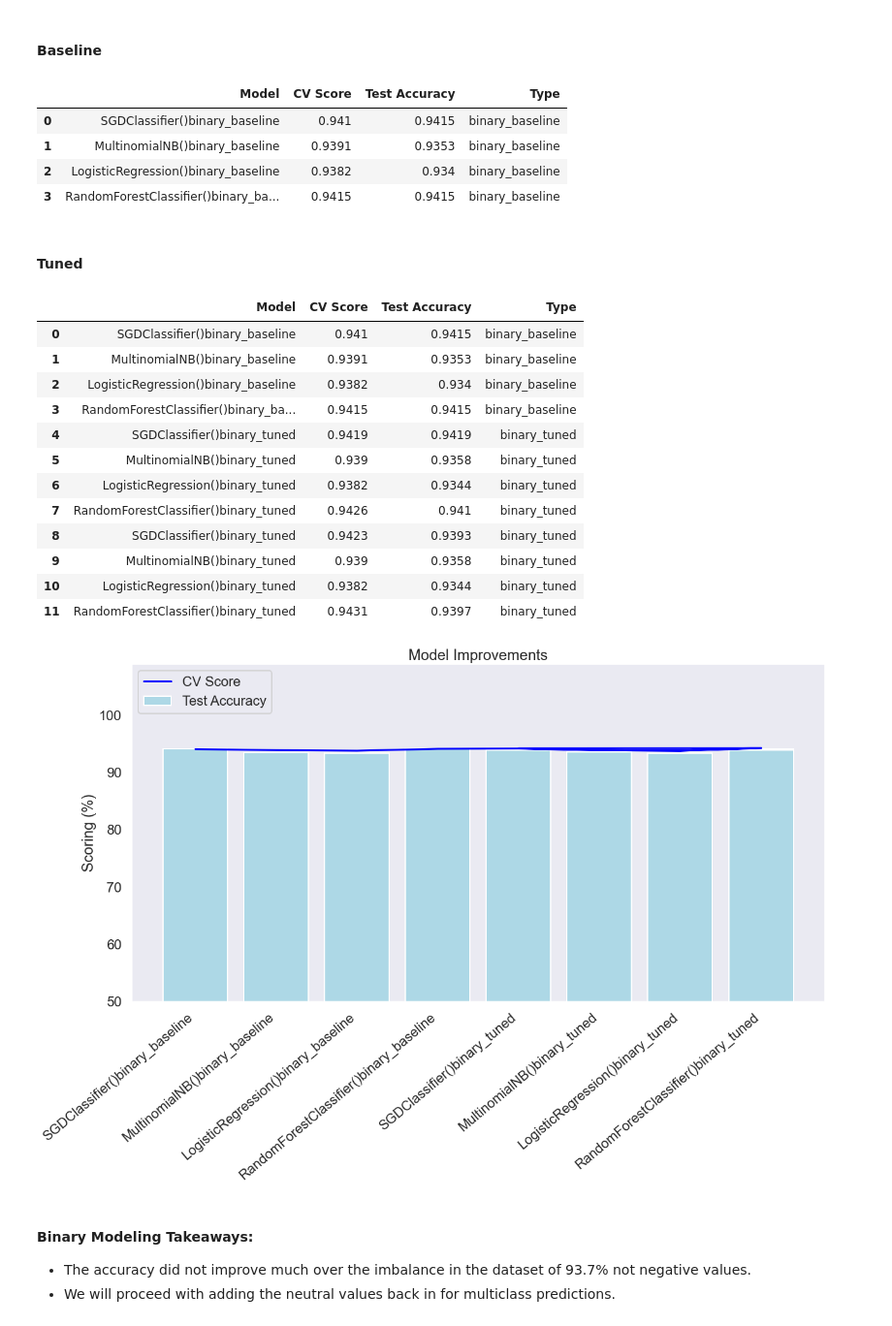
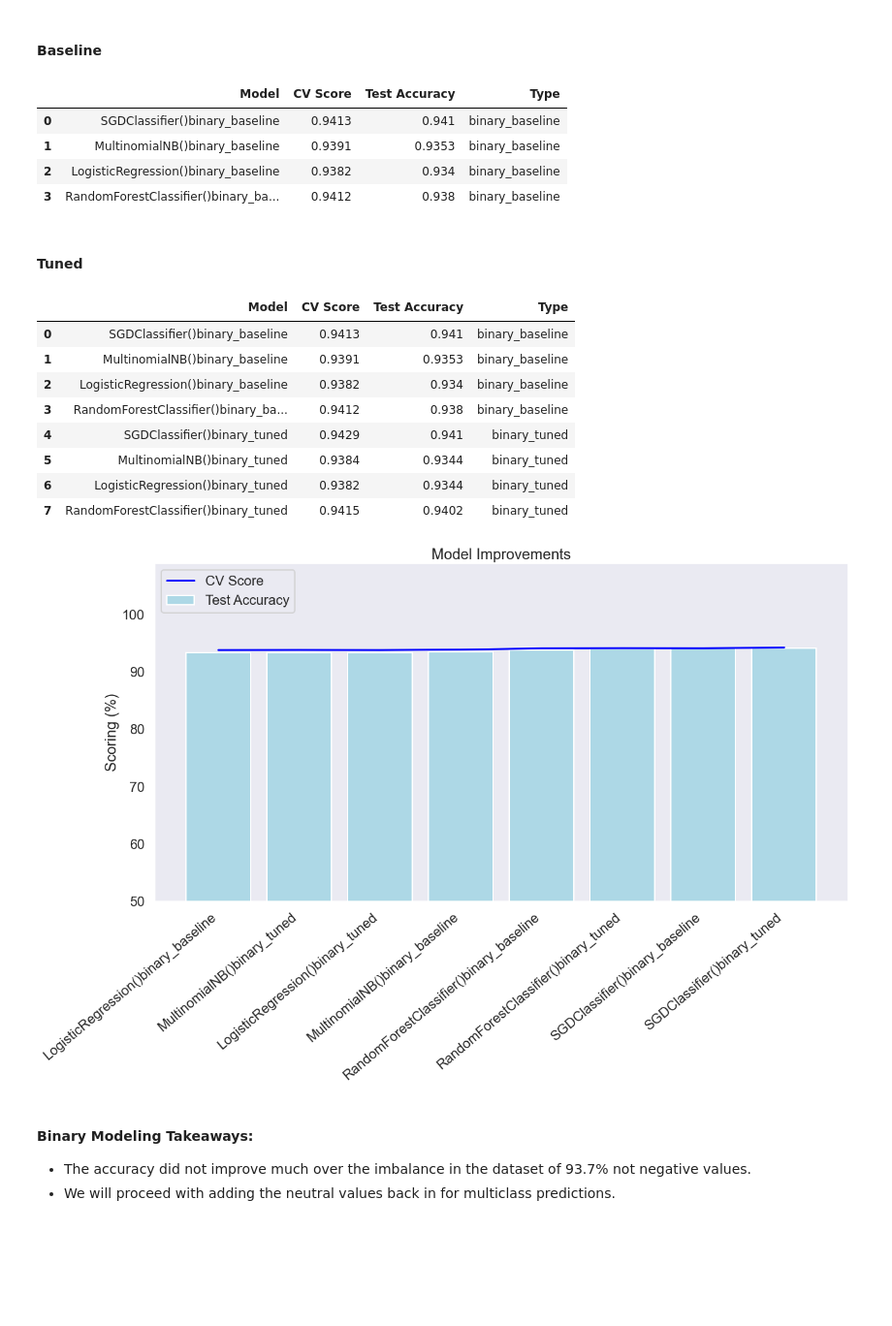
Before and after one commit to ValeriaVF/Twitter-Sentiment-Analysis-Using-NLP, a Jupyter notebook: index.ipynb, the cells around one changed output. Shown at 97% size. Drawn from its saved outputs; the diff is of its cells as text; code cells hidden in the pictures; blank space fills up the shorter version.

```diff
--- a/index.ipynb
+++ b/index.ipynb
@@ -385,17 +376,19 @@ metric_table = pd.DataFrame(columns=['Model', 'CV Score', 'Test Accuracy', 'Type
 # %%
 # Looping through baseline models and attaching scores to metric table
 # This run_model() function is part of our ViaGoGo class in viagogo.py
+i = 0
 for model in baseline_models:
-    row = vg.run_model(model, metric_table, clean_df['joined_tokens'], clean_df['emotion_neg_not'], 'binary_baseline', join_str=False)
+    row = vg.run_model(model, metric_table, clean_df['joined_tokens'], clean_df['emotion_neg_not'], 'binary_baseline', join_str=False, index=i)
     metric_table = pd.concat([row])
+    i =+ 1
 
 metric_table
 # %% [output]
 |  | Model | CV Score | Test Accuracy | Type |
-| 0 | SGDClassifier()binary_baseline | 0.941 | 0.9415 | binary_baseline |
+| 0 | SGDClassifier()binary_baseline | 0.9413 | 0.941 | binary_baseline |
 | 1 | MultinomialNB()binary_baseline | 0.9391 | 0.9353 | binary_baseline |
 | 2 | LogisticRegression()binary_baseline | 0.9382 | 0.934 | binary_baseline |
-| 3 | RandomForestClassifier()binary_ba... | 0.9415 | 0.9415 | binary_baseline |
+| 3 | RandomForestClassifier()binary_ba... | 0.9412 | 0.938 | binary_baseline |
 # %% [markdown]
 #### Tuned  <a class="anchor" id="Binary_Tuned"></a>
 # %%
@@ -405,7 +398,7 @@ sgd_tuned = Pipeline([('vect', CountVectorizer(ngram_range=(1,2))),
                ('clf', SGDClassifier(loss='modified_huber'))
               ])
 # Tuned Naive Bayes - w/ bigrams
-naive_tuned = Pipeline([('vect', CountVectorizer(ngram_range=(2,2))),
+naive_tuned = Pipeline([('vect', CountVectorizer(ngram_range=(1,2))),
                ('tfidf', TfidfTransformer()),
                ('clf', MultinomialNB()),
               ])
@@ -424,30 +417,28 @@ rfc_tuned = Pipeline([('vect', CountVectorizer(ngram_range=(1,2))),
 baseline_tuned_models = [sgd_tuned, naive_tuned, lin_reg_tuned, rfc_tuned]
 # %%
 # Looping through tuned models and attaching scores to metric table
+i = 4
 for model in baseline_tuned_models:
-    row = vg.run_model(model, metric_table, clean_df['joined_tokens'], clean_df['emotion_neg_not'], 'binary_tuned', join_str=False)
+    row = vg.run_model(model, metric_table, clean_df['joined_tokens'], clean_df['emotion_neg_not'], 'binary_tuned', join_str=False, index=i)
     metric_table = pd.concat([row])
+    i =+ 1
 
 metric_table
 # %% [output]
 |  | Model | CV Score | Test Accuracy | Type |
-| 0 | SGDClassifier()binary_baseline | 0.941 | 0.9415 | binary_baseline |
+| 0 | SGDClassifier()binary_baseline | 0.9413 | 0.941 | binary_baseline |
 | 1 | MultinomialNB()binary_baseline | 0.9391 | 0.9353 | binary_baseline |
 | 2 | LogisticRegression()binary_baseline | 0.9382 | 0.934 | binary_baseline |
-| 3 | RandomForestClassifier()binary_ba... | 0.9415 | 0.9415 | binary_baseline |
-| 4 | SGDClassifier()binary_tuned | 0.9419 | 0.9419 | binary_tuned |
-| 5 | MultinomialNB()binary_tuned | 0.939 | 0.9358 | binary_tuned |
+| 3 | RandomForestClassifier()binary_ba... | 0.9412 | 0.938 | binary_baseline |
+| 4 | SGDClassifier()binary_tuned | 0.9429 | 0.941 | binary_tuned |
+| 5 | MultinomialNB()binary_tuned | 0.9384 | 0.9344 | binary_tuned |
 | 6 | LogisticRegression()binary_tuned | 0.9382 | 0.9344 | binary_tuned |
-| 7 | RandomForestClassifier()binary_tuned | 0.9426 | 0.941 | binary_tuned |
-| 8 | SGDClassifier()binary_tuned | 0.9423 | 0.9393 | binary_tuned |
-| 9 | MultinomialNB()binary_tuned | 0.939 | 0.9358 | binary_tuned |
-| 10 | LogisticRegression()binary_tuned | 0.9382 | 0.9344 | binary_tuned |
-| 11 | RandomForestClassifier()binary_tuned | 0.9431 | 0.9397 | binary_tuned |
+| 7 | RandomForestClassifier()binary_tuned | 0.9415 | 0.9402 | binary_tuned |
 # %%
 # Plotting all the binary models
-vg.plot_models(metric_table)
+vg.plot_models(metric_table.sort_values('Test Accuracy'))
 # %% [output]
-[figure, old version]
+[figure, new version]
 # %% [markdown]
 #### Binary Modeling Takeaways:
 - The accuracy did not improve much over the imbalance in the dataset of 93.7% not negative values.
```
Also changed, not shown: parts of 32 cells of this notebook, 4 other files.
